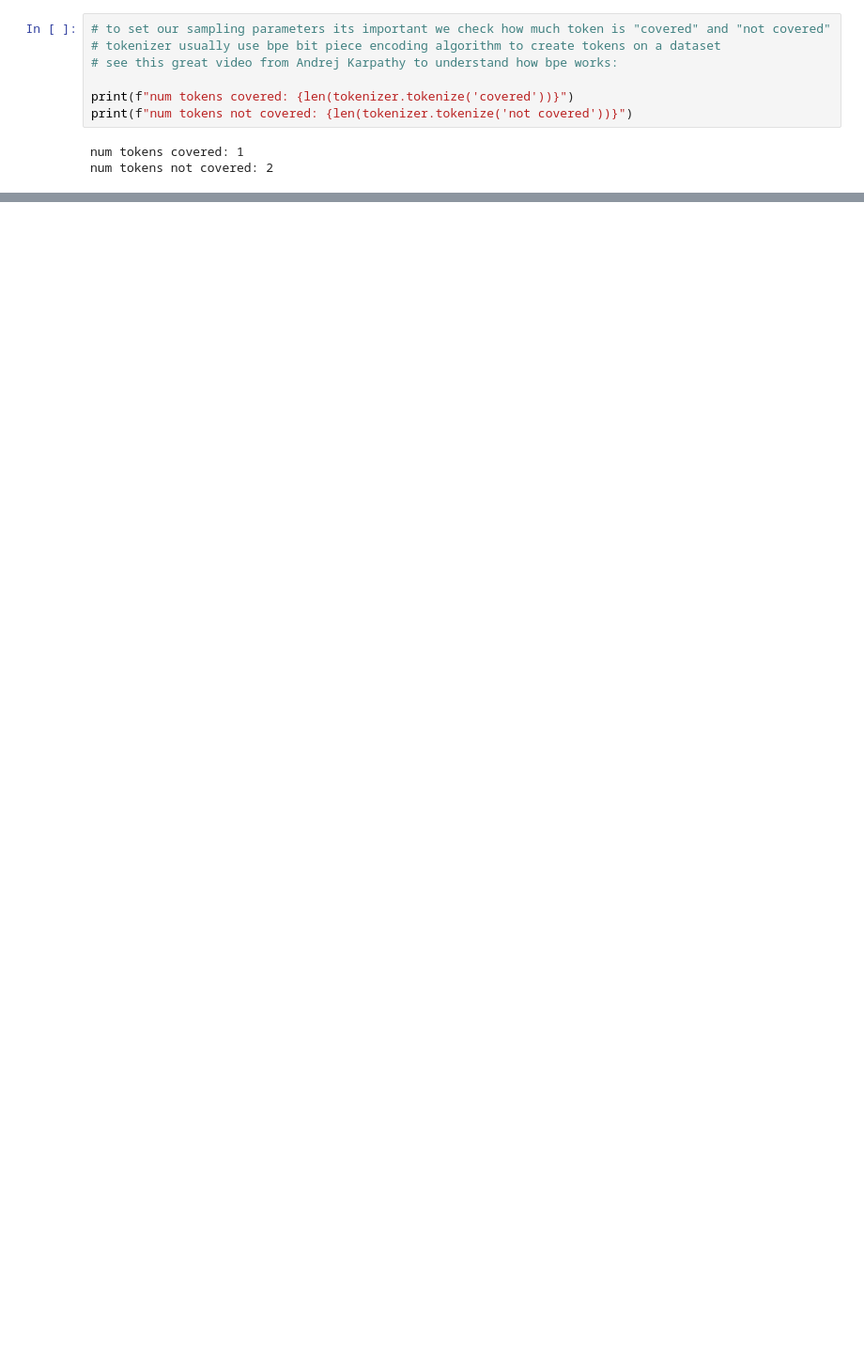
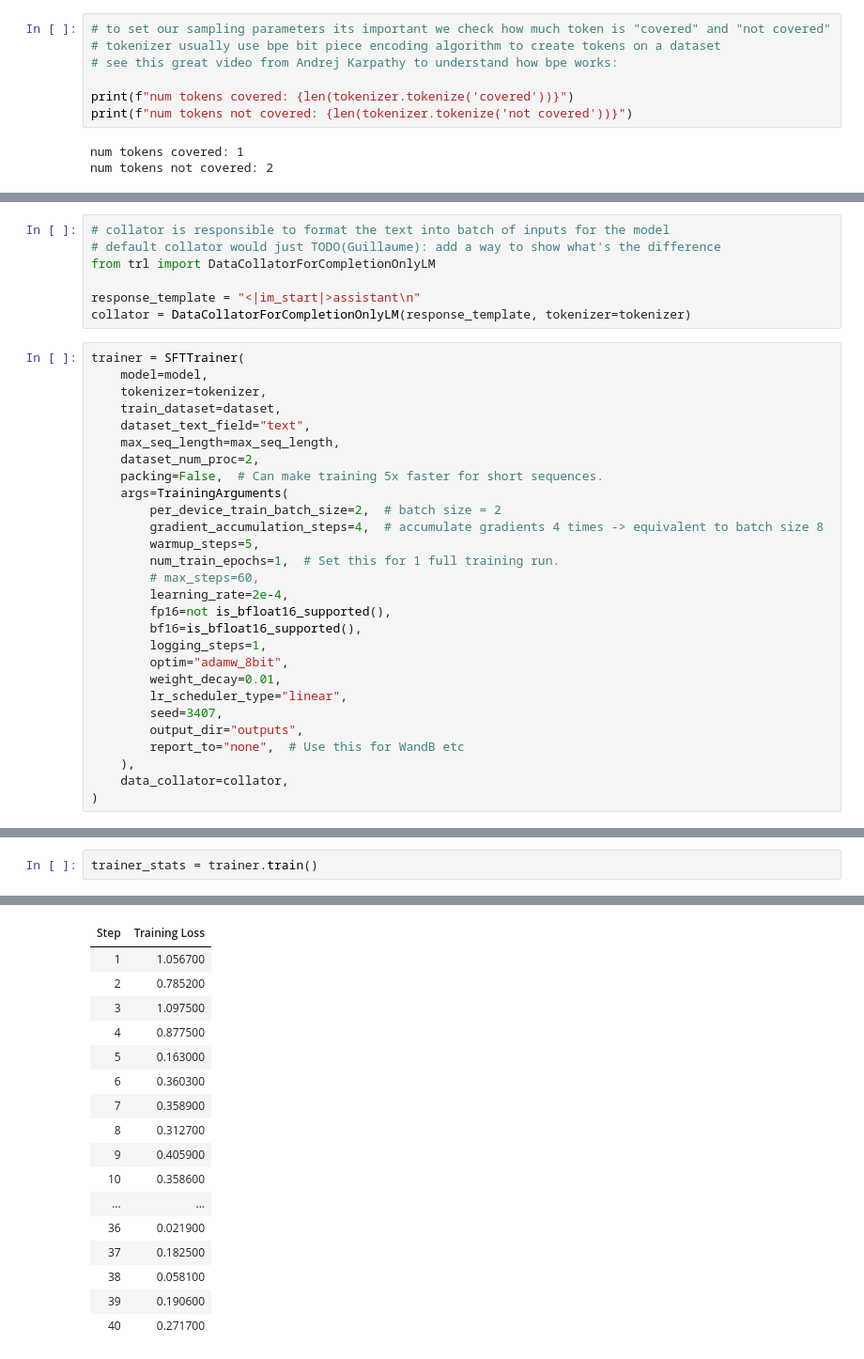
Before and after one commit to unit8co/AMLD2025, a Jupyter notebook: 001_finetuning.ipynb, the cells around one changed output, grey strips where cells are left out. Shown at 94% size. Cells and saved outputs as stored; diff of their text form; blank space fills up the shorter version.

```diff
--- a/001_finetuning.ipynb
+++ b/001_finetuning.ipynb
@@ -301,0 +457,35 @@ plt.show()
+# %%
+# collator is responsible to format the text into batch of inputs for the model
+# default collator would just TODO(Guillaume): add a way to show what's the difference
+from trl import DataCollatorForCompletionOnlyLM
+
+response_template = "<|im_start|>assistant\n"
+collator = DataCollatorForCompletionOnlyLM(response_template, tokenizer=tokenizer)
+# %%
+trainer = SFTTrainer(
+    model=model,
+    tokenizer=tokenizer,
+    train_dataset=dataset,
+    dataset_text_field="text",
+    max_seq_length=max_seq_length,
+    dataset_num_proc=2,
+    packing=False,  # Can make training 5x faster for short sequences.
+    args=TrainingArguments(
+        per_device_train_batch_size=2,  # batch size = 2
+        gradient_accumulation_steps=4,  # accumulate gradients 4 times -> equivalent to batch size 8
+        warmup_steps=5,
+        num_train_epochs=1,  # Set this for 1 full training run.
+        # max_steps=60,
+        learning_rate=2e-4,
+        fp16=not is_bfloat16_supported(),
+        bf16=is_bfloat16_supported(),
+        logging_steps=1,
+        optim="adamw_8bit",
+        weight_decay=0.01,
+        lr_scheduler_type="linear",
+        seed=3407,
+        output_dir="outputs",
+        report_to="none",  # Use this for WandB etc
+    ),
+    data_collator=collator,
+)
@@ -301,0 +495,3 @@ plt.show()
+# %%
+trainer_stats = trainer.train()
+# %% [output]
@@ -301,0 +504,17 @@ plt.show()
+| Step | Training Loss |
+| 1 | 1.056700 |
+| 2 | 0.785200 |
+| 3 | 1.097500 |
+| 4 | 0.877500 |
+| 5 | 0.163000 |
+| 6 | 0.360300 |
+| 7 | 0.358900 |
+| 8 | 0.312700 |
+| 9 | 0.405900 |
+| 10 | 0.358600 |
+| ... | ... |
+| 36 | 0.021900 |
+| 37 | 0.182500 |
+| 38 | 0.058100 |
+| 39 | 0.190600 |
+| 40 | 0.271700 |
```
Also changed, not shown: parts of 46 cells of this notebook, 2 other files.
